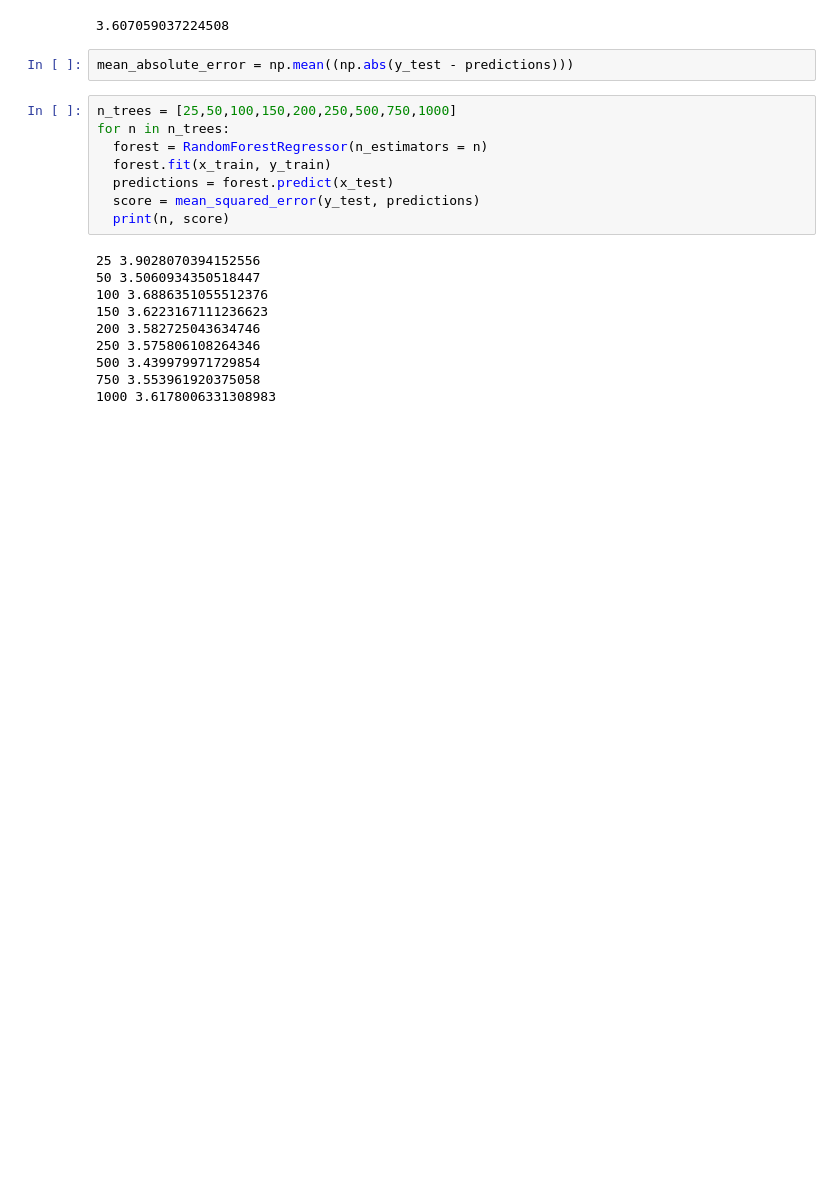
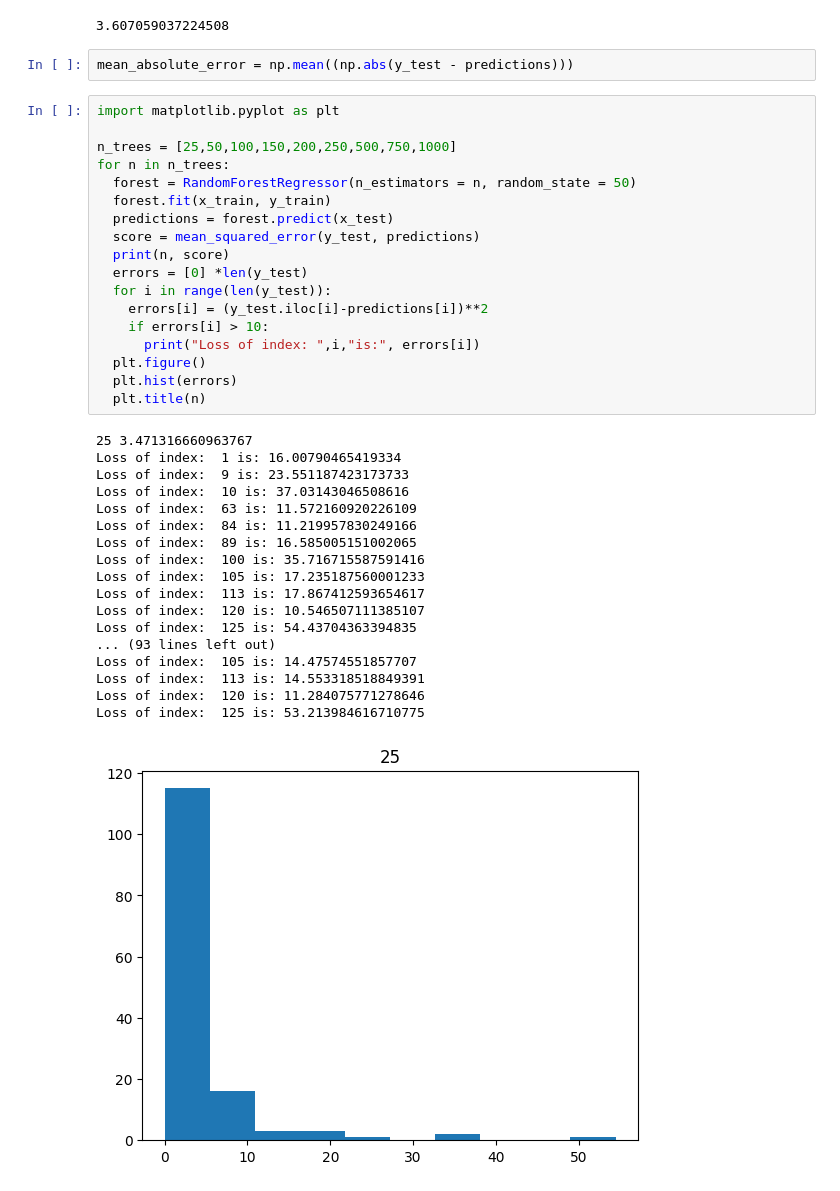
Before and after one commit to Suman-Poola/Random-Forrest-s-p500, a Jupyter notebook: Random_Forest.ipynb, the cells around one changed output. Drawn from its saved outputs; the diff is of its cells as text; blank space fills up the shorter version.

Commit message:
Created histograms for each number of trees, printed all errors above 10, and set random state, which led to 50 trees having a MSE of 3.36.

```diff
--- a/Random_Forest.ipynb
+++ b/Random_Forest.ipynb
@@ -316,20 +316,39 @@ score
 # %%
 mean_absolute_error = np.mean((np.abs(y_test - predictions)))
 # %%
+import matplotlib.pyplot as plt
+
 n_trees = [25,50,100,150,200,250,500,750,1000]
 for n in n_trees:
-  forest = RandomForestRegressor(n_estimators = n)
+  forest = RandomForestRegressor(n_estimators = n, random_state = 50)
   forest.fit(x_train, y_train)
   predictions = forest.predict(x_test)
   score = mean_squared_error(y_test, predictions)
   print(n, score)
+  errors = [0] *len(y_test)
+  for i in range(len(y_test)):
+    errors[i] = (y_test.iloc[i]-predictions[i])**2
+    if errors[i] > 10:
+      print("Loss of index: ",i,"is:", errors[i])
+  plt.figure()
+  plt.hist(errors)
+  plt.title(n)
 # %% [output]
-25 3.9028070394152556
-50 3.5060934350518447
-100 3.6886351055512376
-150 3.6223167111236623
-200 3.582725043634746
-250 3.575806108264346
-500 3.439979971729854
-750 3.553961920375058
-1000 3.6178006331308983
+25 3.471316660963767
+Loss of index:  1 is: 16.00790465419334
+Loss of index:  9 is: 23.551187423173733
+Loss of index:  10 is: 37.03143046508616
+Loss of index:  63 is: 11.572160920226109
+Loss of index:  84 is: 11.219957830249166
+Loss of index:  89 is: 16.585005151002065
+Loss of index:  100 is: 35.716715587591416
+Loss of index:  105 is: 17.235187560001233
+Loss of index:  113 is: 17.867412593654617
+Loss of index:  120 is: 10.546507111385107
+Loss of index:  125 is: 54.43704363394835
+... (93 lines left out)
+Loss of index:  105 is: 14.47574551857707
+Loss of index:  113 is: 14.553318518849391
+Loss of index:  120 is: 11.284075771278646
+Loss of index:  125 is: 53.213984616710775
+[figure, added]
```
Also changed, not shown: parts of 1 cell of this notebook.
